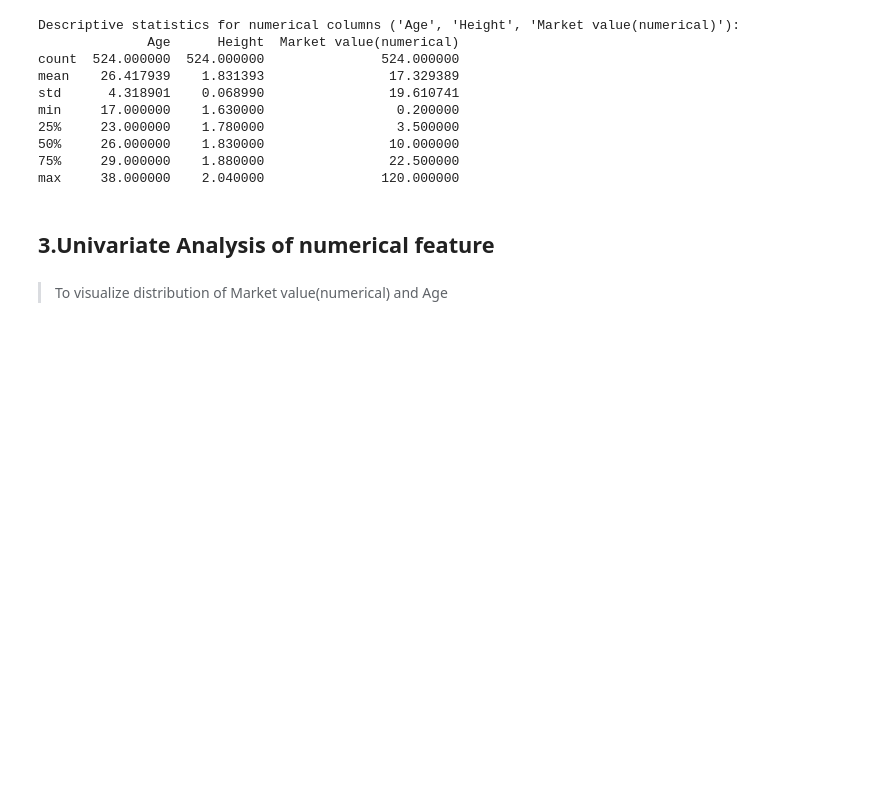
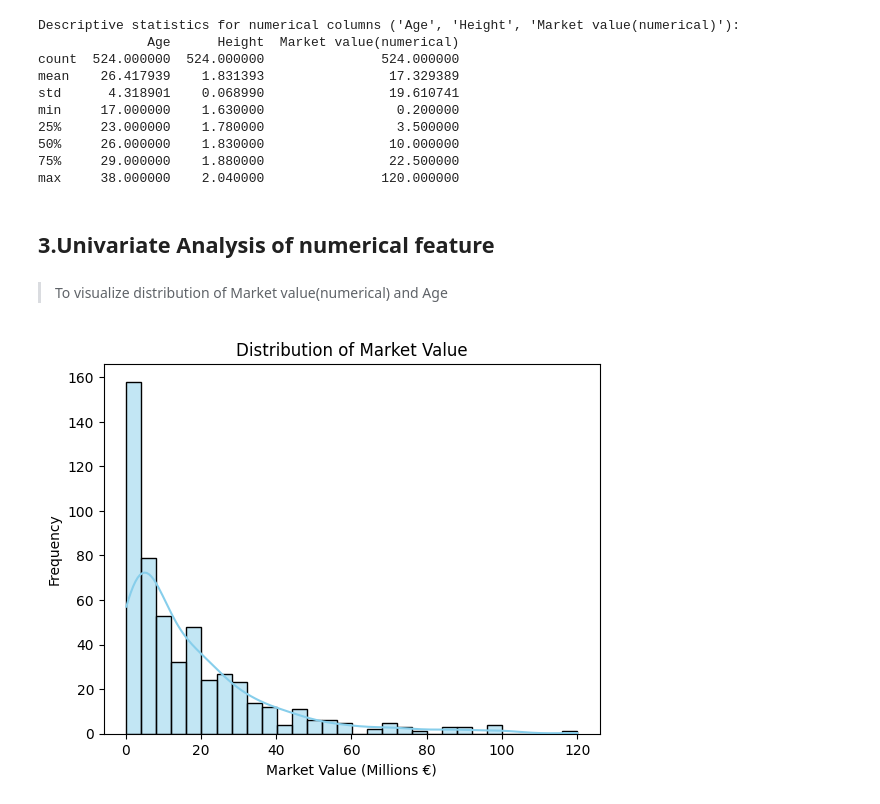
Before and after one commit to N-Garai/Premier-league-players-values-2021, a Jupyter notebook: Players'_value_2021.ipynb, the cells around one changed output. Cells and saved outputs as stored; diff of their text form; code cells hidden in the pictures; blank space fills up the shorter version.

Commit message:
Kaggle Notebook-v5 | Players' Value 2021--Premier League |Univariate analysis

```diff
--- a/Players'_value_2021.ipynb
+++ b/Players'_value_2021.ipynb
@@ -240,3 +242,13 @@ max     38.000000    2.040000               120.000000
 ## **3.Univariate Analysis of numerical feature**
 # %% [markdown]
 > To visualize distribution of Market value(numerical) and Age
+# %%
+import matplotlib.pyplot as plt
+# Plot 1: Histogram for Market value
+sns.histplot(df['Market value(numerical)'], kde=True, bins=30, color='skyblue')
+plt.title('Distribution of Market Value')
+plt.xlabel('Market Value (Millions €)')
+plt.ylabel('Frequency')
+plt.show()
+# %% [output]
+[figure, added]
```
Also changed, not shown: parts of 12 cells of this notebook.
